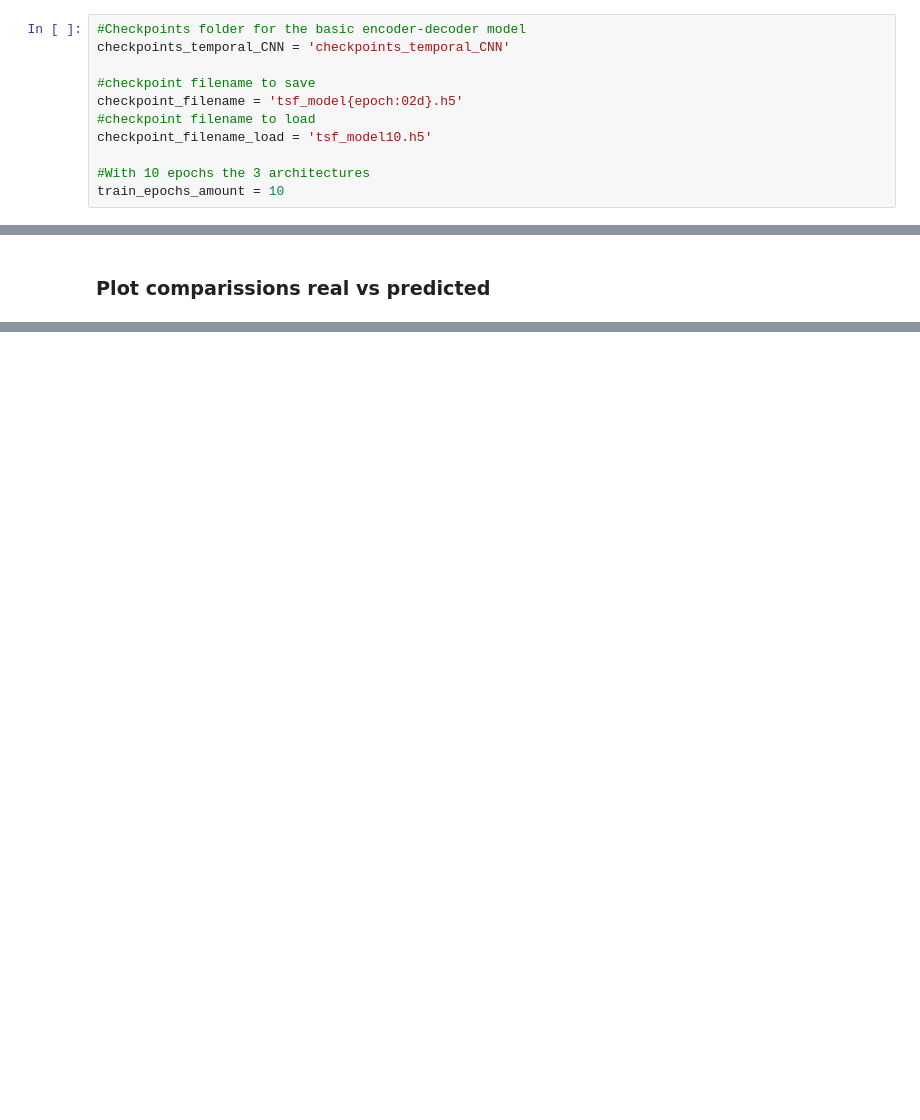
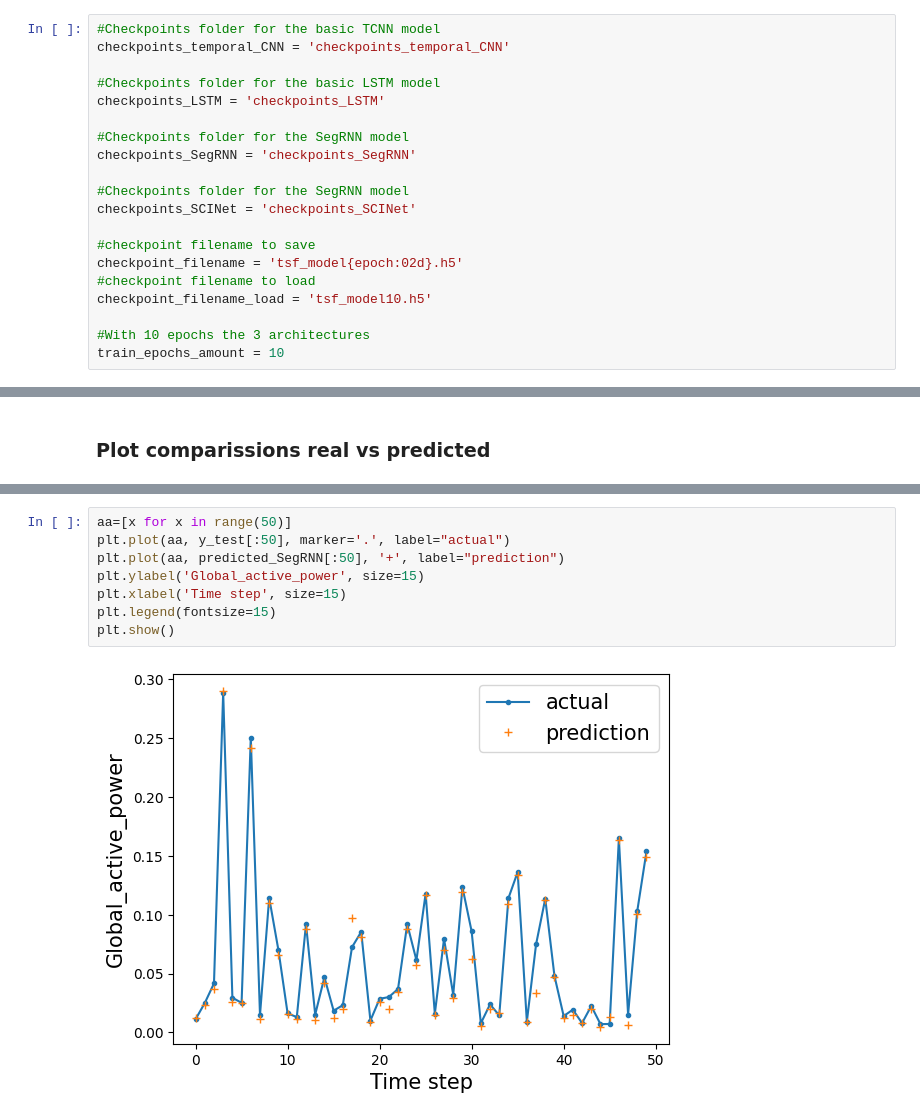
Before and after one commit to AndreyArguedas/DeepLearning, a Jupyter notebook: Documentos de Deep Learning GR 40/TC3/TP3-DL-AndreyArguedas.ipynb, the cells around one changed output, grey strips where cells are left out. Saved outputs shown, nothing was run; the diff lists cells and outputs as text; blank space fills up the shorter version.

```diff
--- a/Documentos de Deep Learning GR 40/TC3/TP3-DL-AndreyArguedas.ipynb
+++ b/Documentos de Deep Learning GR 40/TC3/TP3-DL-AndreyArguedas.ipynb
@@ -52,8 +52,17 @@ from sklearn.model_selection import train_test_split
 # %% [markdown]
 ### • Define global variables for the project
 # %%
-#Checkpoints folder for the basic encoder-decoder model
+#Checkpoints folder for the basic TCNN model
 checkpoints_temporal_CNN = 'checkpoints_temporal_CNN'
+
+#Checkpoints folder for the basic LSTM model
+checkpoints_LSTM = 'checkpoints_LSTM'
+
+#Checkpoints folder for the SegRNN model
+checkpoints_SegRNN = 'checkpoints_SegRNN'
+
+#Checkpoints folder for the SegRNN model
+checkpoints_SCINet = 'checkpoints_SCINet'
 
 #checkpoint filename to save
 checkpoint_filename = 'tsf_model{epoch:02d}.h5'
@@ -550,0 +730,10 @@ plt.show()
+# %%
+aa=[x for x in range(50)]
+plt.plot(aa, y_test[:50], marker='.', label="actual")
+plt.plot(aa, predicted_SegRNN[:50], '+', label="prediction")
+plt.ylabel('Global_active_power', size=15)
+plt.xlabel('Time step', size=15)
+plt.legend(fontsize=15)
+plt.show()
+# %% [output]
+[figure, added]
```
Also changed, not shown: parts of 24 cells of this notebook.
